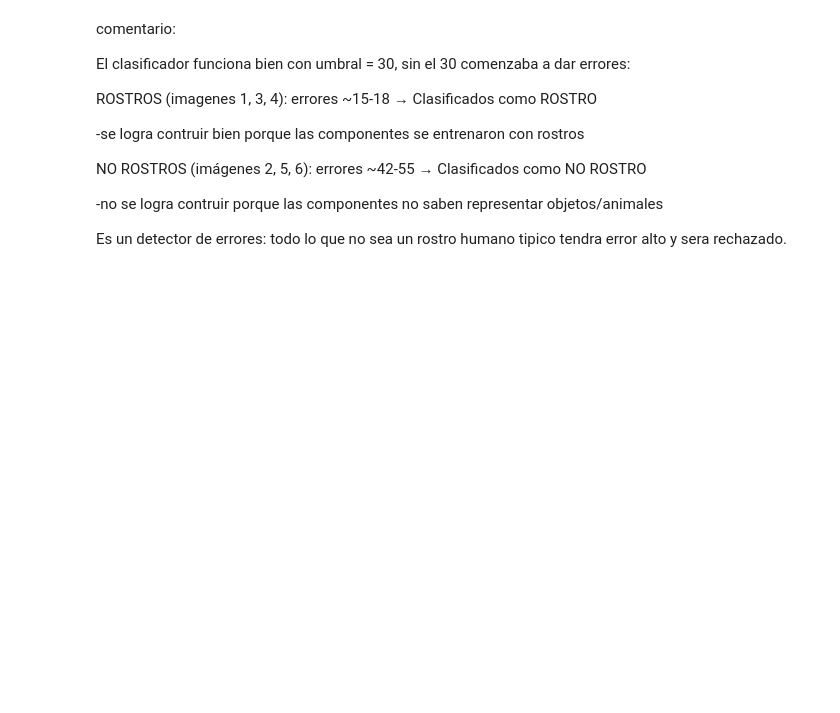
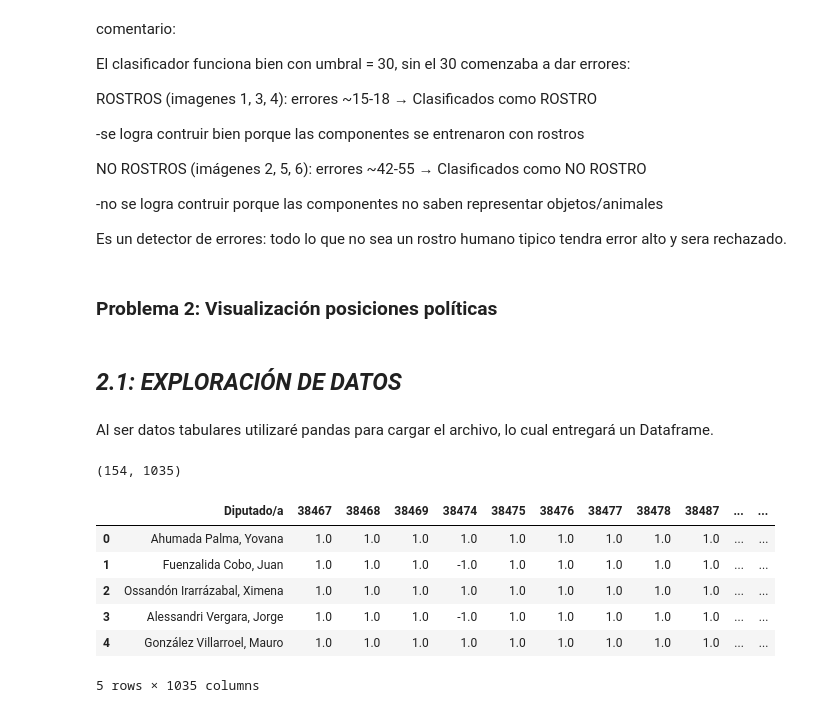
Before and after one commit to isidoragomezz/Proyecto-IMT2230, a Jupyter notebook: Proyecto Computacional/proyecto.ipynb, the cells around one changed output. Cells and saved outputs as stored; diff of their text form; code cells hidden in the pictures; blank space fills up the shorter version.

```diff
--- a/Proyecto Computacional/proyecto.ipynb
+++ b/Proyecto Computacional/proyecto.ipynb
@@ -387,3 +389,28 @@ NO ROSTROS (imágenes 2, 5, 6): errores ~42-55 → Clasificados como NO ROSTRO
 
 Es un detector de errores: todo lo que no sea un rostro humano tipico
 tendra error alto y sera rechazado.
+# %% [markdown]
+### **Problema 2:** Visualización posiciones políticas
+# %% [markdown]
+## *2.1: EXPLORACIÓN DE DATOS*
+# %% [markdown]
+Al ser datos tabulares utilizaré pandas para cargar el archivo, lo cual entregará un Dataframe.
+# %%
+#para evitar error de ruta dependiendo del sistema operativo
+ruta = os.path.join("Datos", "votes.csv")
+df = pd.read_csv(ruta)
+#Sabemos que en álgebra lineal nos preguntamos la dimensión de una
+#matriz, es por ello que podemos saber la dimensión de los datos con shape
+#https://pandas.pydata.org/docs/reference/api/pandas.DataFrame.shape.html
+
+print(df.shape)
+df.head(5)
+# %% [output]
+(154, 1035)
+|  | Diputado/a | 38467 | 38468 | 38469 | 38474 | 38475 | 38476 | 38477 | 38478 | 38487 | ... | ... |
+| 0 | Ahumada Palma, Yovana | 1.0 | 1.0 | 1.0 | 1.0 | 1.0 | 1.0 | 1.0 | 1.0 | 1.0 | ... | ... |
+| 1 | Fuenzalida Cobo, Juan | 1.0 | 1.0 | 1.0 | -1.0 | 1.0 | 1.0 | 1.0 | 1.0 | 1.0 | ... | ... |
+| 2 | Ossandón Irarrázabal, Ximena | 1.0 | 1.0 | 1.0 | 1.0 | 1.0 | 1.0 | 1.0 | 1.0 | 1.0 | ... | ... |
+| 3 | Alessandri Vergara, Jorge | 1.0 | 1.0 | 1.0 | -1.0 | 1.0 | 1.0 | 1.0 | 1.0 | 1.0 | ... | ... |
+| 4 | González Villarroel, Mauro | 1.0 | 1.0 | 1.0 | 1.0 | 1.0 | 1.0 | 1.0 | 1.0 | 1.0 | ... | ... |
+5 rows × 1035 columns
```
Also changed, not shown: parts of 7 cells of this notebook.
